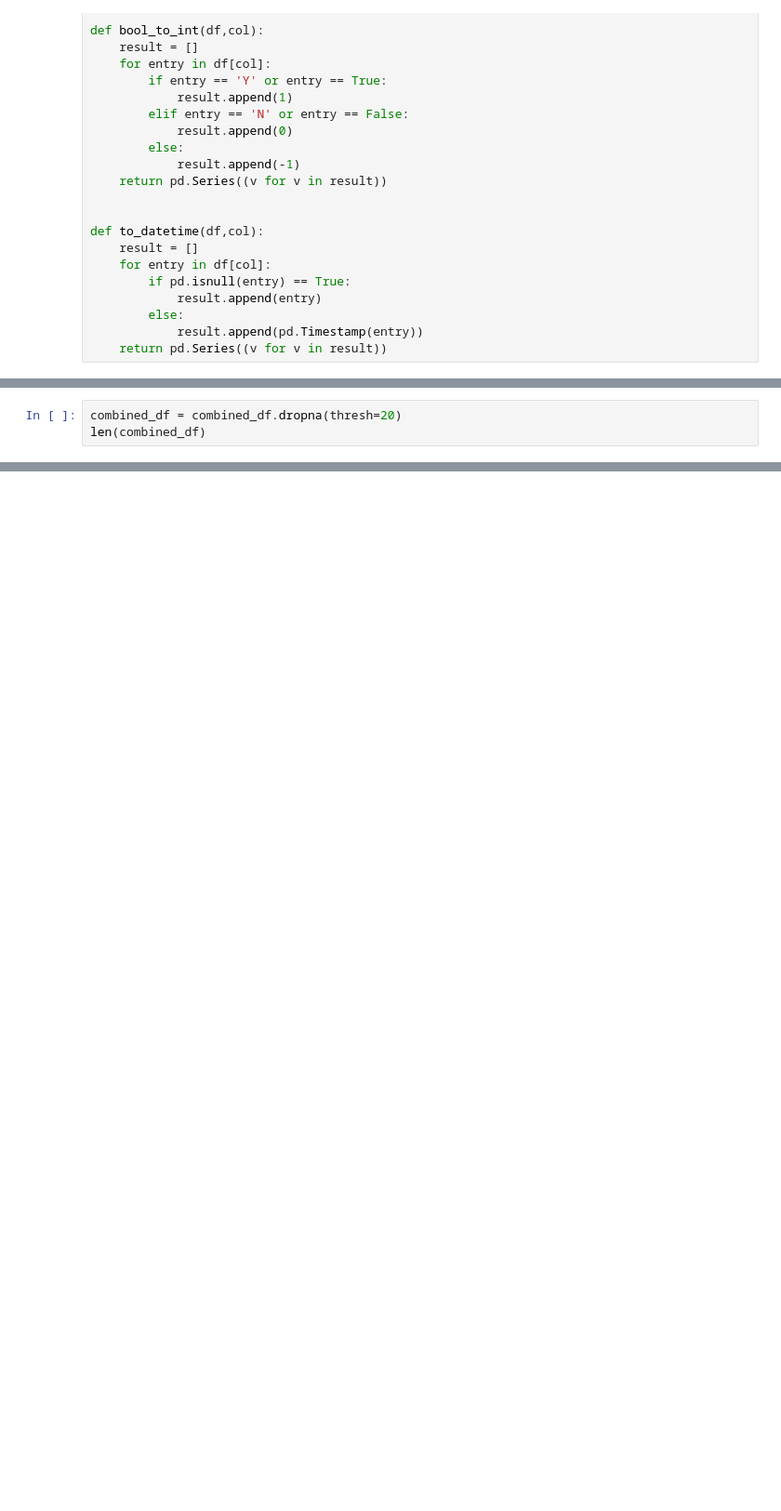
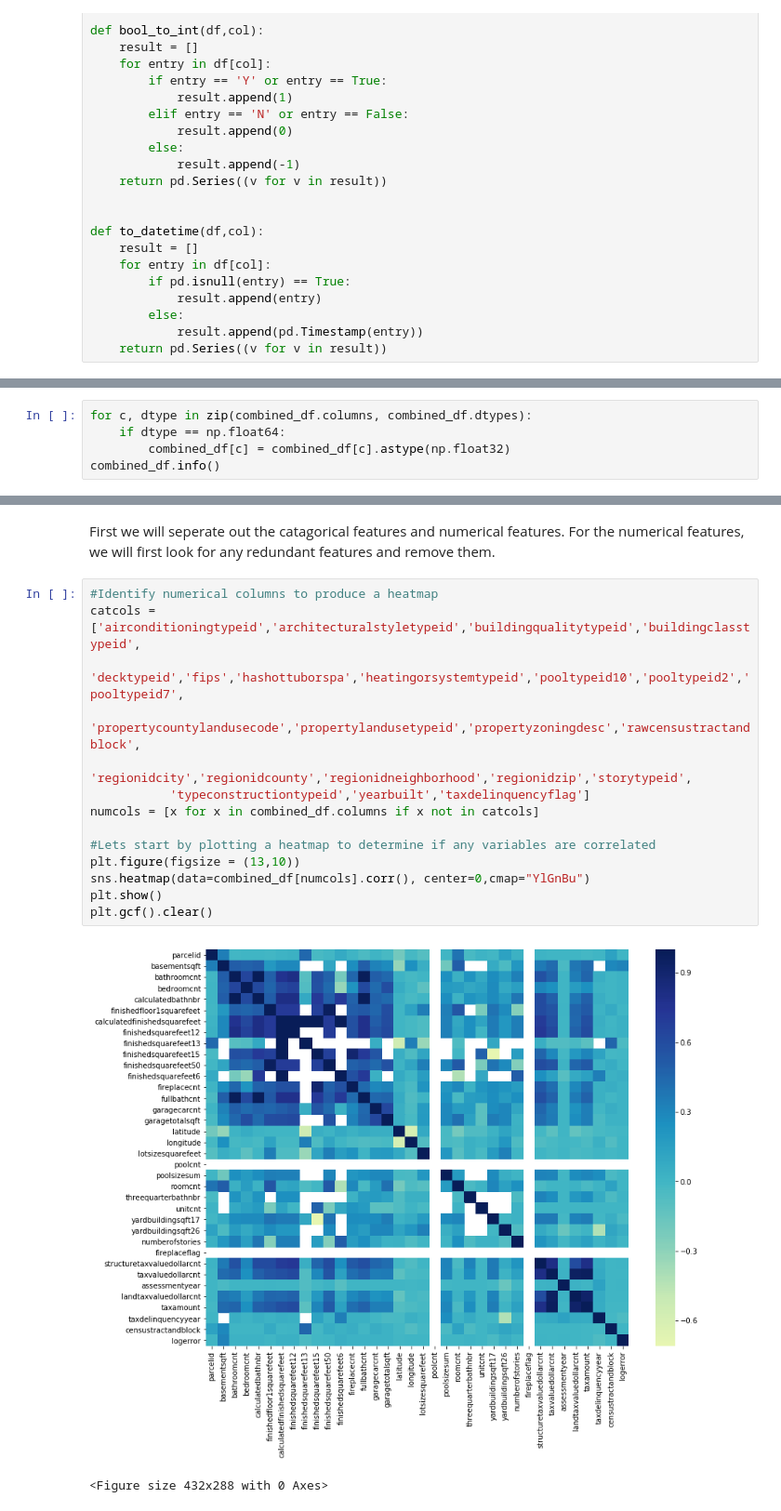
Before and after one commit to Eric-Ens/Capstone_project_1, a Jupyter notebook: Capstone_1_data_cleaning.ipynb, the cells around one changed output, grey strips where cells are left out. Shown: that part at 93% size. Cells and saved outputs as stored; diff of their text form; blank space fills up the shorter version.

```diff
--- a/Capstone_1_data_cleaning.ipynb
+++ b/Capstone_1_data_cleaning.ipynb
@@ -120,3 +75,0 @@ for column in combined_df:
-# %%
-combined_df = combined_df.dropna(thresh=20)
-len(combined_df)
@@ -334,0 +82,5 @@ cleaned_df.to_csv('cleaned_1.csv')
+# %%
+for c, dtype in zip(combined_df.columns, combined_df.dtypes):
+    if dtype == np.float64:
+        combined_df[c] = combined_df[c].astype(np.float32)
+combined_df.info()
@@ -334,0 +105,19 @@ cleaned_df.to_csv('cleaned_1.csv')
+# %% [markdown]
+First we will seperate out the catagorical features and numerical features. For the numerical features, we will first look for any redundant features and remove them.
+# %%
+#Identify numerical columns to produce a heatmap
+catcols = ['airconditioningtypeid','architecturalstyletypeid','buildingqualitytypeid','buildingclasstypeid',
+           'decktypeid','fips','hashottuborspa','heatingorsystemtypeid','pooltypeid10','pooltypeid2','pooltypeid7',
+           'propertycountylandusecode','propertylandusetypeid','propertyzoningdesc','rawcensustractandblock',
+           'regionidcity','regionidcounty','regionidneighborhood','regionidzip','storytypeid',
+           'typeconstructiontypeid','yearbuilt','taxdelinquencyflag']
+numcols = [x for x in combined_df.columns if x not in catcols]
+
+#Lets start by plotting a heatmap to determine if any variables are correlated
+plt.figure(figsize = (13,10))
+sns.heatmap(data=combined_df[numcols].corr(), center=0,cmap="YlGnBu")
+plt.show()
+plt.gcf().clear()
+# %% [output]
+[figure, added]
+<Figure size 432x288 with 0 Axes>
```
Also changed, not shown: parts of 53 cells of this notebook, 3 other files.
